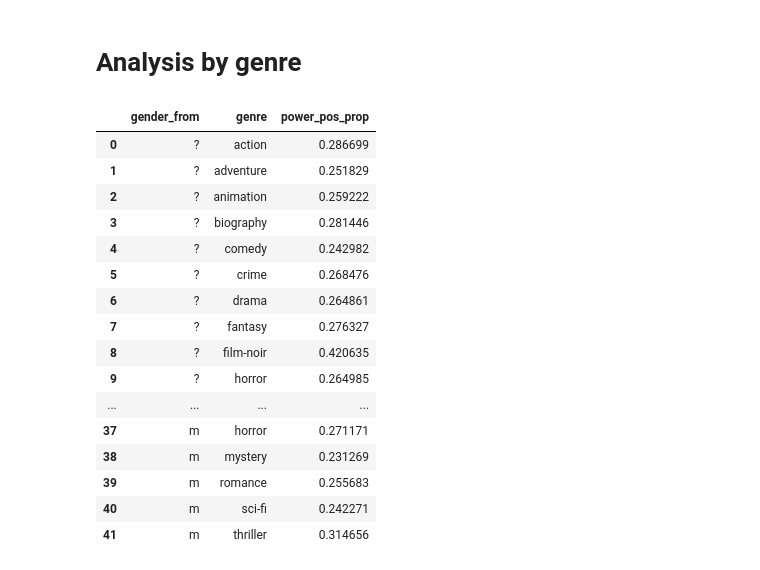
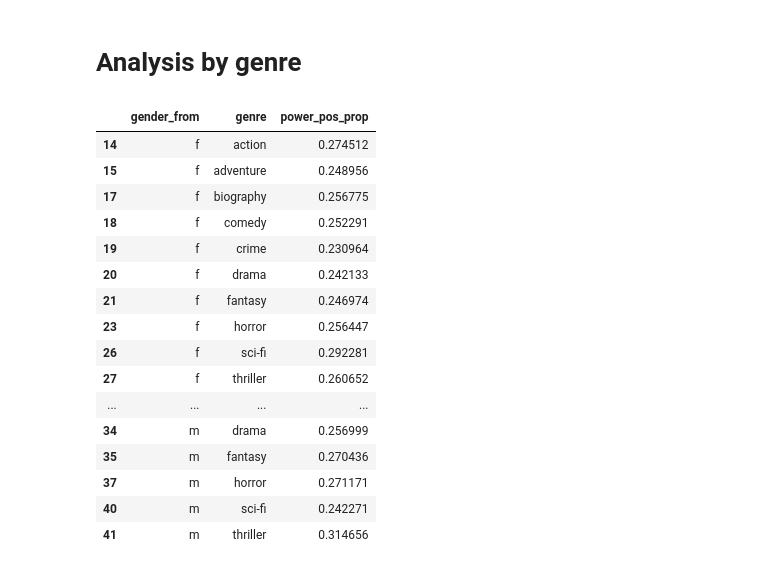
Before and after one commit to nlp-jjer/gender_in_movies, a Jupyter notebook: power_agency/power_agency_verbs.ipynb, the cells around one changed output. Saved outputs shown, nothing was run; the diff lists cells and outputs as text; code cells hidden in the pictures.

```diff
--- a/power_agency/power_agency_verbs.ipynb
+++ b/power_agency/power_agency_verbs.ipynb
@@ -267,23 +267,38 @@ mm    0.279815
 Name: power_pos_prop, dtype: float64
 # %% [markdown]
 # Analysis by genre
-# %%
-pd.DataFrame(movies_verbs.groupby(['gender_from', 'genre'])['power_pos_prop'].mean()).reset_index()
-# %% [output]
-|  | gender_from | genre | power_pos_prop |
-| 0 | ? | action | 0.286699 |
-| 1 | ? | adventure | 0.251829 |
-| 2 | ? | animation | 0.259222 |
-| 3 | ? | biography | 0.281446 |
-| 4 | ? | comedy | 0.242982 |
-| 5 | ? | crime | 0.268476 |
-| 6 | ? | drama | 0.264861 |
-| 7 | ? | fantasy | 0.276327 |
-| 8 | ? | film-noir | 0.420635 |
-| 9 | ? | horror | 0.264985 |
-| ... | ... | ... | ... |
-| 37 | m | horror | 0.271171 |
-| 38 | m | mystery | 0.231269 |
-| 39 | m | romance | 0.255683 |
-| 40 | m | sci-fi | 0.242271 |
-| 41 | m | thriller | 0.314656 |
+# %%
+genre = pd.DataFrame(movies_verbs.groupby(['gender_from', 'genre'])['power_pos_prop'].mean()).reset_index()
+
+genre = genre[genre['gender_from'] != '?']
+
+top_10 = ['drama',
+ 'action',
+ 'comedy',
+ 'crime',
+ 'horror',
+ 'adventure',
+ 'thriller',
+ 'biography',
+ 'fantasy',
+ 'sci-fi']
+
+genre = genre[genre['genre'].isin(top_10)]
+# %% [output]
+|  | gender_from | genre | power_pos_prop |
+| 14 | f | action | 0.274512 |
+| 15 | f | adventure | 0.248956 |
+| 17 | f | biography | 0.256775 |
+| 18 | f | comedy | 0.252291 |
+| 19 | f | crime | 0.230964 |
+| 20 | f | drama | 0.242133 |
+| 21 | f | fantasy | 0.246974 |
+| 23 | f | horror | 0.256447 |
+| 26 | f | sci-fi | 0.292281 |
+| 27 | f | thriller | 0.260652 |
+| ... | ... | ... | ... |
+| 34 | m | drama | 0.256999 |
+| 35 | m | fantasy | 0.270436 |
+| 37 | m | horror | 0.271171 |
+| 40 | m | sci-fi | 0.242271 |
+| 41 | m | thriller | 0.314656 |
```
Also changed, not shown: parts of 2 cells of this notebook.
